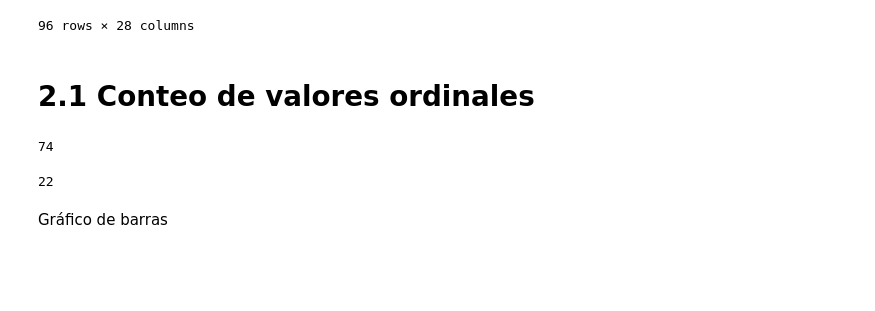
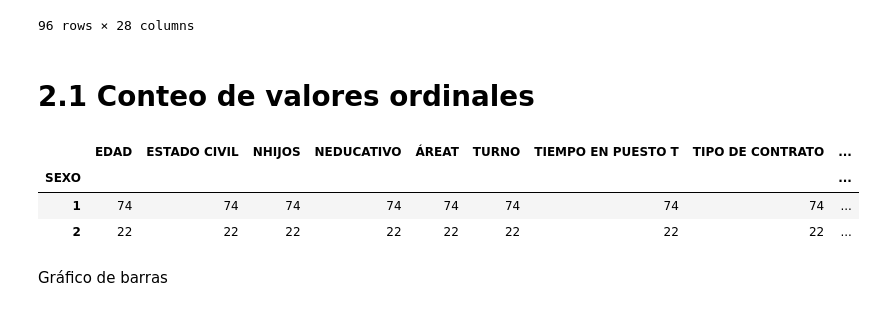
Before and after one commit to emiliagyr/Construccion-de-Instrumentos-Psicologicos, a Jupyter notebook: Colab/Correlacion.ipynb, the cells around one changed output. Saved outputs shown, nothing was run; the diff lists cells and outputs as text; code cells hidden in the pictures; blank space fills up the shorter version.

```diff
--- a/Colab/Correlacion.ipynb
+++ b/Colab/Correlacion.ipynb
@@ -96,16 +96,13 @@ df
 96 rows × 28 columns
 # %% [markdown]
 # 2.1 Conteo de valores ordinales
-# %%
-#Conteo de mujeres
-(df['SEXO'] == 1).sum()
-# %% [output]
-74
-# %%
-#Conteo de hombres
- (df['SEXO'] == 2).sum()
-# %% [output]
-22
+# %%
+df.groupby("SEXO").count()
+# %% [output]
+|  | EDAD | ESTADO CIVIL | NHIJOS | NEDUCATIVO | ÁREAT | TURNO | TIEMPO EN PUESTO T | TIPO DE CONTRATO | ... |
+| SEXO |  |  |  |  |  |  |  |  | ... |
+| 1 | 74 | 74 | 74 | 74 | 74 | 74 | 74 | 74 | ... |
+| 2 | 22 | 22 | 22 | 22 | 22 | 22 | 22 | 22 | ... |
 # %% [markdown]
 Gráfico de barras
 # %%
```
Also changed, not shown: parts of 2 cells of this notebook.
